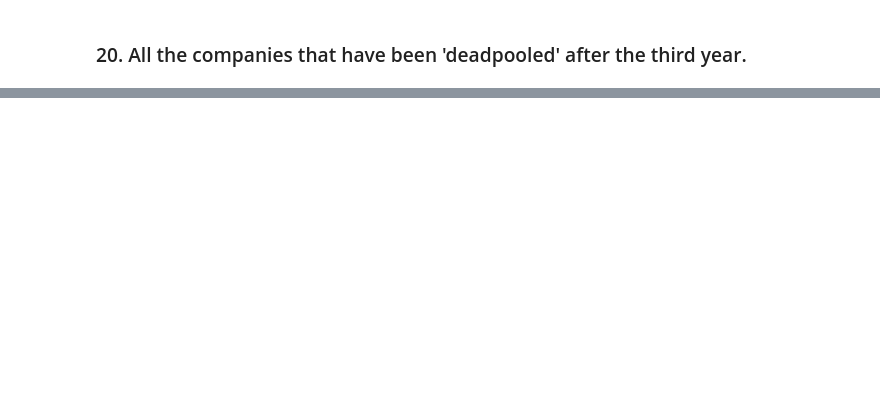
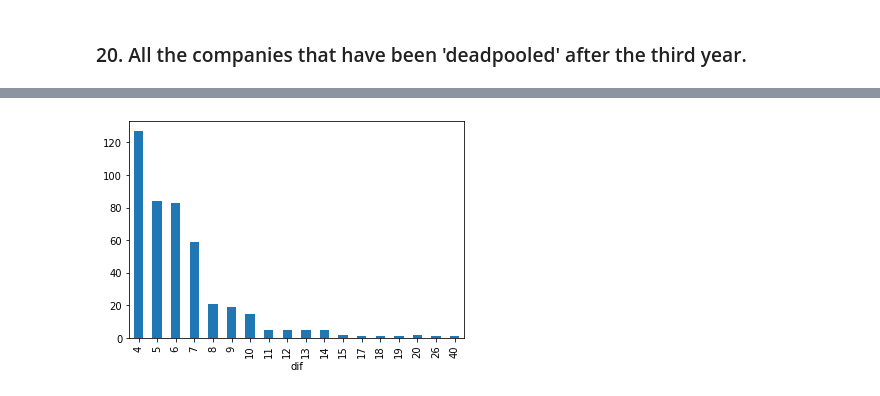
Before and after one commit to ironhack-datalabs/datamad0120, a Jupyter notebook: module-2/lab-advance-querying-mongo/your_code/main.ipynb, the cells around one changed output, grey strips where cells are left out. Cells and saved outputs as stored; diff of their text form; code cells hidden in the pictures; blank space fills up the shorter version.

```diff
--- a/module-2/lab-advance-querying-mongo/your_code/main.ipynb
+++ b/module-2/lab-advance-querying-mongo/your_code/main.ipynb
@@ -178,0 +502,7 @@ list(found_year.limit(20))
+# %%
+# Your Code
+q20 = {'$and':[{'founded_year':{"$gte":1000}},{'deadpooled_year':{"$gte":1000}}]}
+deadpooled = db.companies.find(q20,projection={'name','founded_year','deadpooled_year'}).sort('founded_year',1)
+df = pd.DataFrame(deadpooled)
+
+df.head()
@@ -178,0 +516,3 @@ list(found_year.limit(20))
+# %%
+#Eliminamos la columna ID:
+df = df.drop(columns="_id")
@@ -178,0 +535,2 @@ list(found_year.limit(20))
+# %%
+df["dif"]= df.deadpooled_year - df.founded_year
@@ -178,0 +546,3 @@ list(found_year.limit(20))
+# %%
+df_deadpooled = df[df['dif'] > 3]
+df_deadpooled.head()
@@ -178,0 +556,7 @@ list(found_year.limit(20))
+# %%
+#Número de empresas que cerraron tras n años de abrir:
+#127 empresas cerraron tras 4 años de ser fundada
+#84 empresas cerraron tras 5 años de ser fundada....
+df_deadpooled.groupby("dif").count()['name'].plot.bar(x="");
+# %% [output]
+[figure, added]
```
Also changed, not shown: parts of 39 cells of this notebook.
